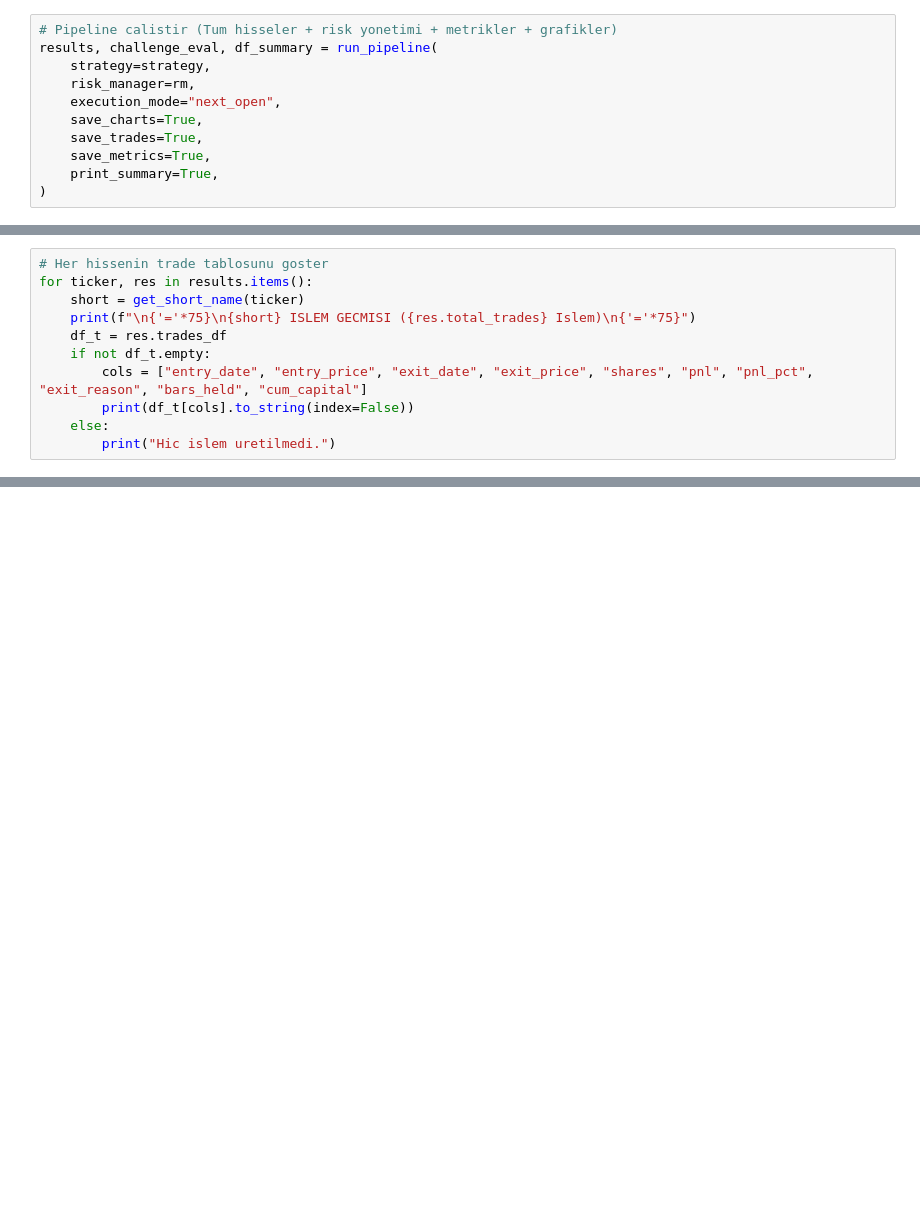
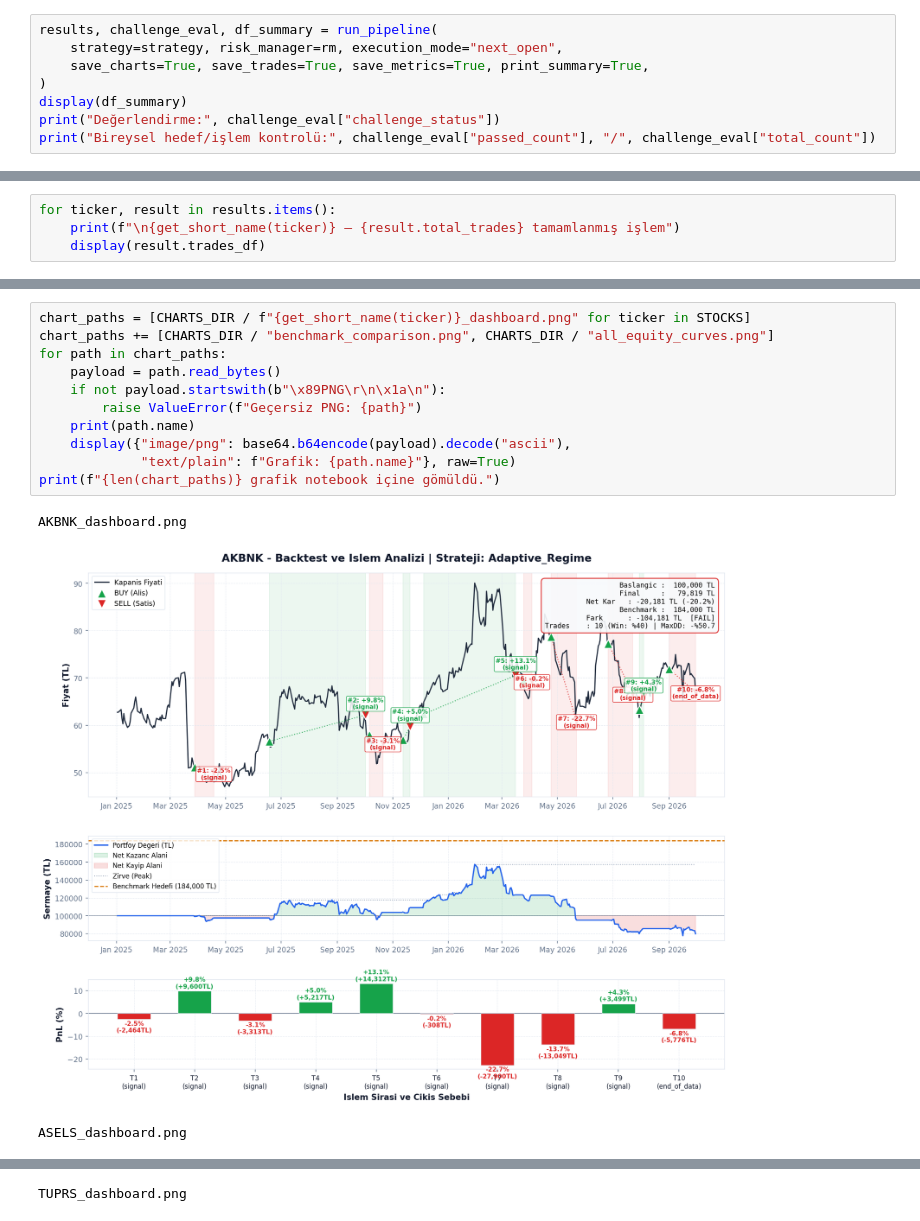
Before and after one commit to furkantosun1607/econ_bist_stock, a Jupyter notebook: main_notebook.ipynb, the cells around one changed output, grey strips where cells are left out. Saved outputs shown, nothing was run; the diff lists cells and outputs as text; blank space fills up the shorter version.

Commit message:
strategy added

```diff
--- a/main_notebook.ipynb
+++ b/main_notebook.ipynb
@@ -143,13 +128,10 @@ Tüm 6 hisse üzerinde `run_pipeline` çalıştırılarak emirler (No Look-Ahead
 # %%
-# Pipeline calistir (Tum hisseler + risk yonetimi + metrikler + grafikler)
 results, challenge_eval, df_summary = run_pipeline(
-    strategy=strategy,
-    risk_manager=rm,
-    execution_mode="next_open",
-    save_charts=True,
-    save_trades=True,
-    save_metrics=True,
-    print_summary=True,
+    strategy=strategy, risk_manager=rm, execution_mode="next_open",
+    save_charts=True, save_trades=True, save_metrics=True, print_summary=True,
 )
+display(df_summary)
+print("Değerlendirme:", challenge_eval["challenge_status"])
+print("Bireysel hedef/işlem kontrolü:", challenge_eval["passed_count"], "/", challenge_eval["total_count"])
 # %% [output]
 ======================================================================
@@ -175,11 +192,0 @@ Genel Durum: CHALLENGE FAILED [2/6]
-# %%
-# Her hissenin trade tablosunu goster
-for ticker, res in results.items():
-    short = get_short_name(ticker)
-    print(f"\n{'='*75}\n{short} ISLEM GECMISI ({res.total_trades} Islem)\n{'='*75}")
-    df_t = res.trades_df
-    if not df_t.empty:
-        cols = ["entry_date", "entry_price", "exit_date", "exit_price", "shares", "pnl", "pnl_pct", "exit_reason", "bars_held", "cum_capital"]
-        print(df_t[cols].to_string(index=False))
-    else:
-        print("Hic islem uretilmedi.")
@@ -267,0 +198,4 @@ Hiçbir zaman backtester, metrics, visualizer veya data loader modüllerini değ
+# %%
+for ticker, result in results.items():
+    print(f"\n{get_short_name(ticker)} — {result.total_trades} tamamlanmış işlem")
+    display(result.trades_df)
@@ -267,0 +337,15 @@ Hiçbir zaman backtester, metrics, visualizer veya data loader modüllerini değ
+# %%
+chart_paths = [CHARTS_DIR / f"{get_short_name(ticker)}_dashboard.png" for ticker in STOCKS]
+chart_paths += [CHARTS_DIR / "benchmark_comparison.png", CHARTS_DIR / "all_equity_curves.png"]
+for path in chart_paths:
+    payload = path.read_bytes()
+    if not payload.startswith(b"\x89PNG\r\n\x1a\n"):
+        raise ValueError(f"Geçersiz PNG: {path}")
+    print(path.name)
+    display({"image/png": base64.b64encode(payload).decode("ascii"),
+             "text/plain": f"Grafik: {path.name}"}, raw=True)
+print(f"{len(chart_paths)} grafik notebook içine gömüldü.")
+# %% [output]
+AKBNK_dashboard.png
+[figure, added]
+ASELS_dashboard.png
@@ -267,0 +353 @@ Hiçbir zaman backtester, metrics, visualizer veya data loader modüllerini değ
+TUPRS_dashboard.png
```
Also changed, not shown: parts of 31 cells of this notebook, 42 other files.
